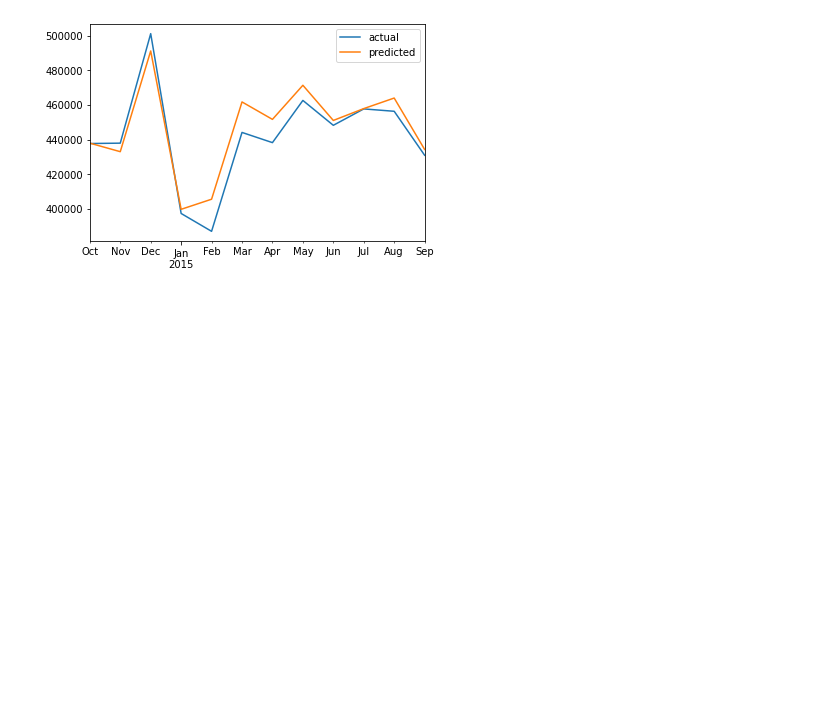
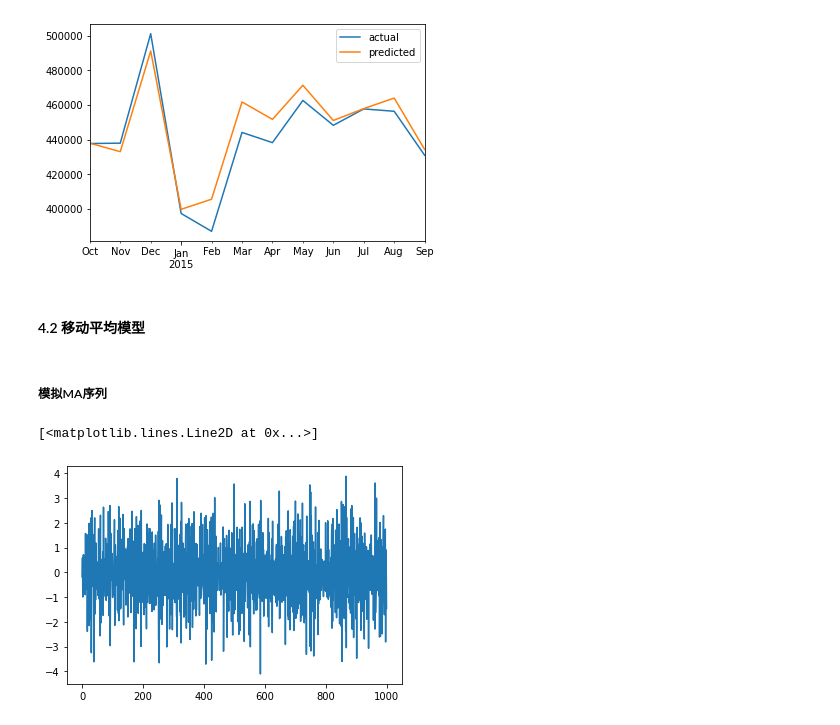
Before and after one commit to muxi324/timeseries101, a Jupyter notebook: cp4.ipynb, the cells around one changed output. Cells and saved outputs as stored; diff of their text form; code cells hidden in the pictures; blank space fills up the shorter version.

```diff
--- a/cp4.ipynb
+++ b/cp4.ipynb
@@ -115,3 +119,17 @@ compare_df.plot()
 # %% [output]
 <AxesSubplot:>
 [figure]
+# %% [markdown]
+#### 4.2 移动平均模型
+# %% [markdown]
+##### 模拟MA序列
+# %%
+# ar,ma必须以array的形式输入，且第一位表示lag=0，通常这个值会设为1
+ar = np.array([1])  # ar项只有一个间隔=0的值表示是一个纯MA序列
+ma = np.array([1, -0.9]) # ma序列有两个值，第一个是常数项，第二个是前一个时刻的系数，这是一个MA(1)模型
+MA_object = ArmaProcess(ar, ma)
+simulated_data = MA_object.generate_sample(nsample=1000)
+plt.plot(simulated_data)
+# %% [output]
+[<matplotlib.lines.Line2D at 0x...>]
+[figure, added]
```
Also changed, not shown: parts of 7 cells of this notebook, 4 other files.
